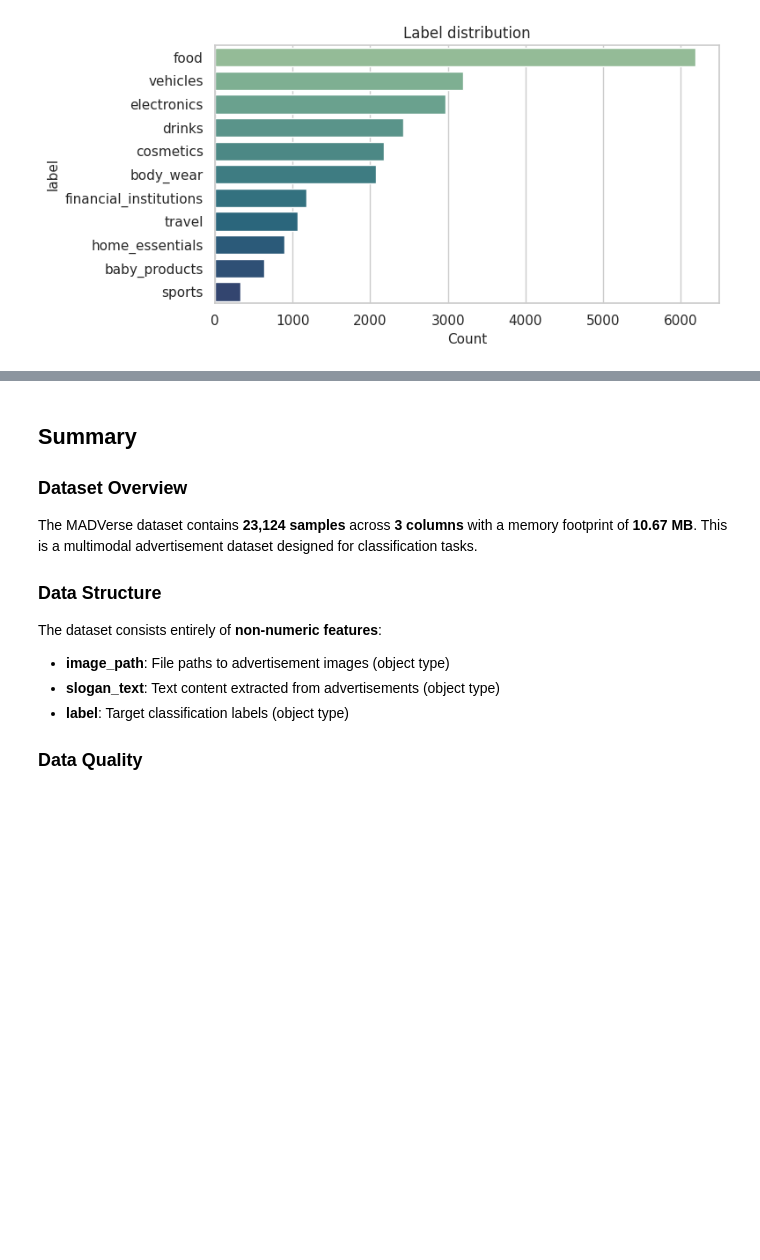
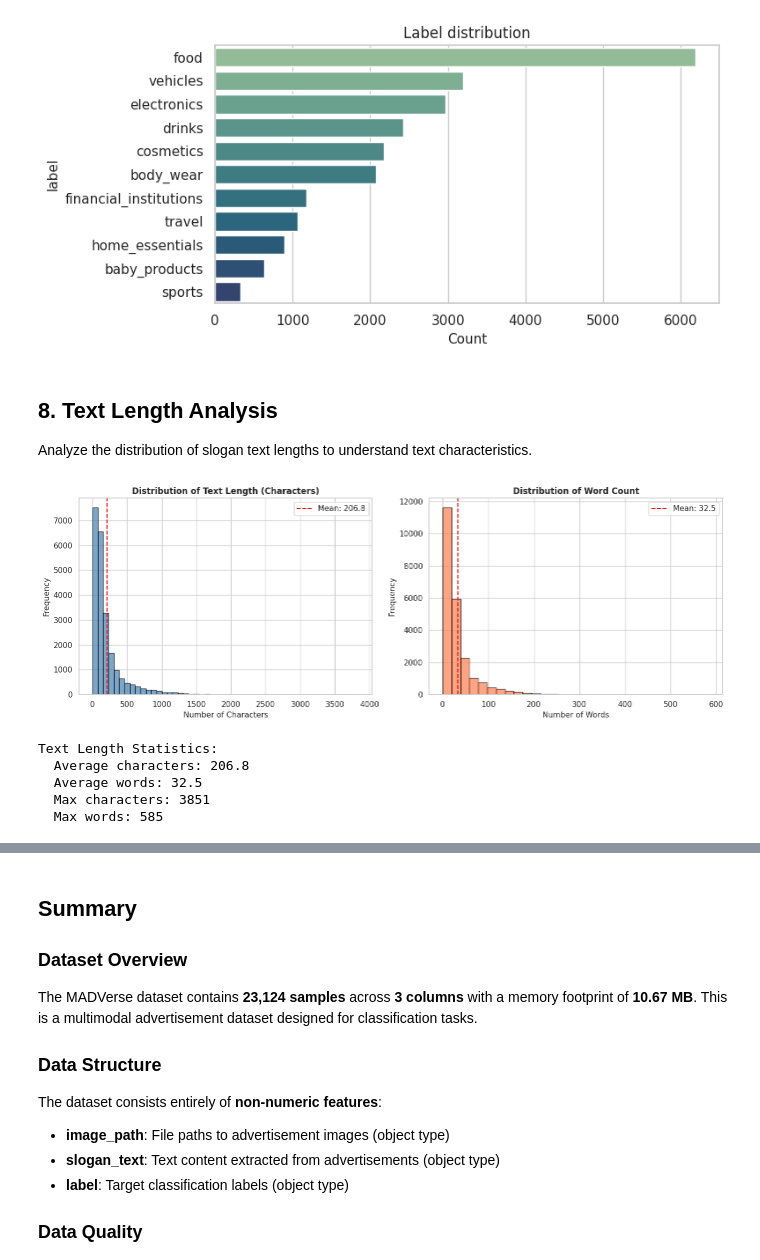
Before and after one commit to Avinna10/NN-DL, a Jupyter notebook: eda.ipynb, the cells around one changed output, grey strips where cells are left out. Cells and saved outputs as stored; diff of their text form; code cells hidden in the pictures; blank space fills up the shorter version.

```diff
--- a/eda.ipynb
+++ b/eda.ipynb
@@ -182,3 +184,45 @@ else:
     print("'label' column not found in the dataset.")
 # %% [output]
 [figure]
+# %% [markdown]
+## 8. Text Length Analysis
+
+Analyze the distribution of slogan text lengths to understand text characteristics.
+# %%
+# Calculate text lengths
+df_cast['text_length'] = df_cast['slogan_text'].fillna('').apply(len)
+df_cast['word_count'] = df_cast['slogan_text'].fillna('').apply(lambda x: len(str(x).split()))
+
+fig, axes = plt.subplots(1, 2, figsize=(14, 5))
+
+# Character length distribution
+axes[0].hist(df_cast['text_length'], bins=50, color='steelblue', edgecolor='black', alpha=0.7)
+axes[0].set_title('Distribution of Text Length (Characters)', fontsize=12, fontweight='bold')
+axes[0].set_xlabel('Number of Characters')
+axes[0].set_ylabel('Frequency')
+axes[0].axvline(df_cast['text_length'].mean(), color='red', linestyle='--', label=f"Mean: {df_cast['text_length'].mean():.1f}")
+axes[0].legend()
+
+# Word count distribution
+axes[1].hist(df_cast['word_count'], bins=30, color='coral', edgecolor='black', alpha=0.7)
+axes[1].set_title('Distribution of Word Count', fontsize=12, fontweight='bold')
+axes[1].set_xlabel('Number of Words')
+axes[1].set_ylabel('Frequency')
+axes[1].axvline(df_cast['word_count'].mean(), color='red', linestyle='--', label=f"Mean: {df_cast['word_count'].mean():.1f}")
+axes[1].legend()
+
+plt.tight_layout()
+plt.show()
+
+print(f"\nText Length Statistics:")
+print(f"  Average characters: {df_cast['text_length'].mean():.1f}")
+print(f"  Average words: {df_cast['word_count'].mean():.1f}")
+print(f"  Max characters: {df_cast['text_length'].max()}")
+print(f"  Max words: {df_cast['word_count'].max()}")
+# %% [output]
+[figure, added]
+Text Length Statistics:
+  Average characters: 206.8
+  Average words: 32.5
+  Max characters: 3851
+  Max words: 585
```
Also changed, not shown: parts of 7 cells of this notebook, 4 other files.
